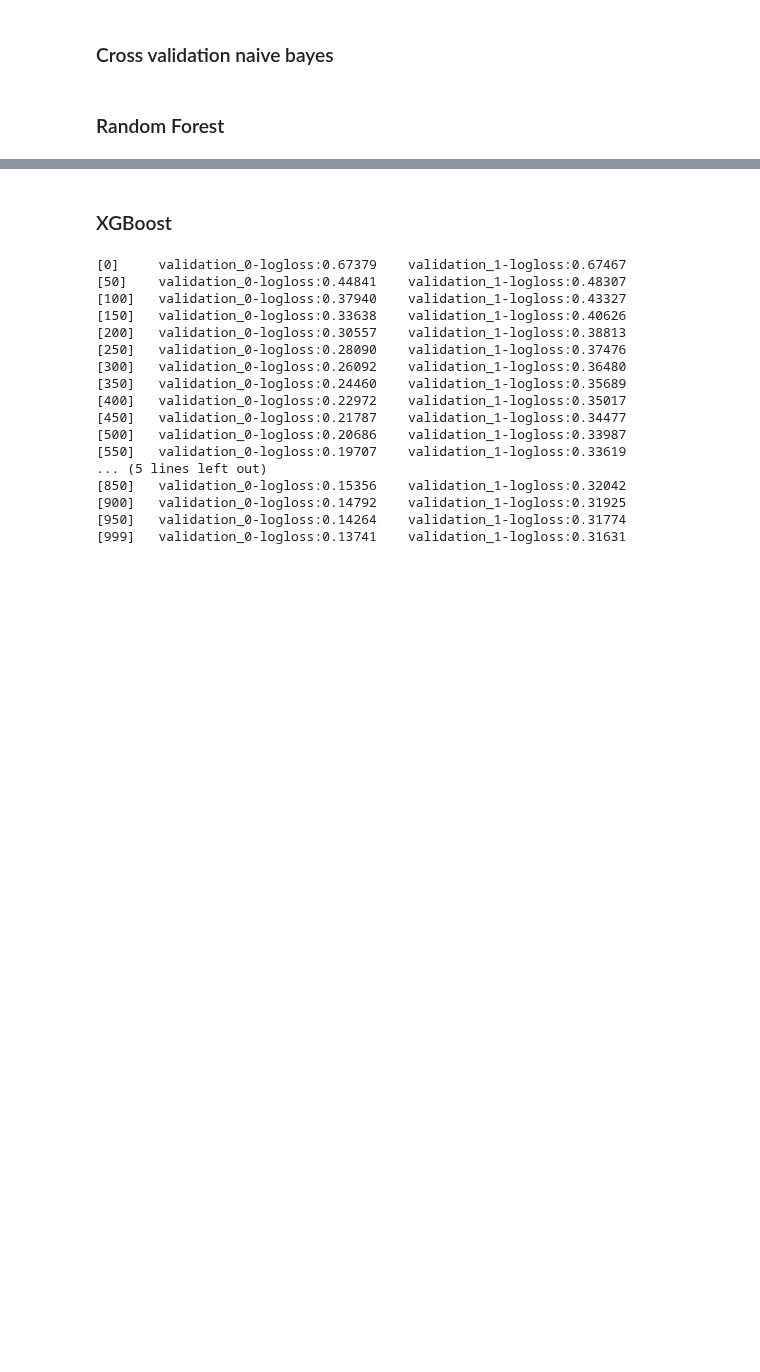
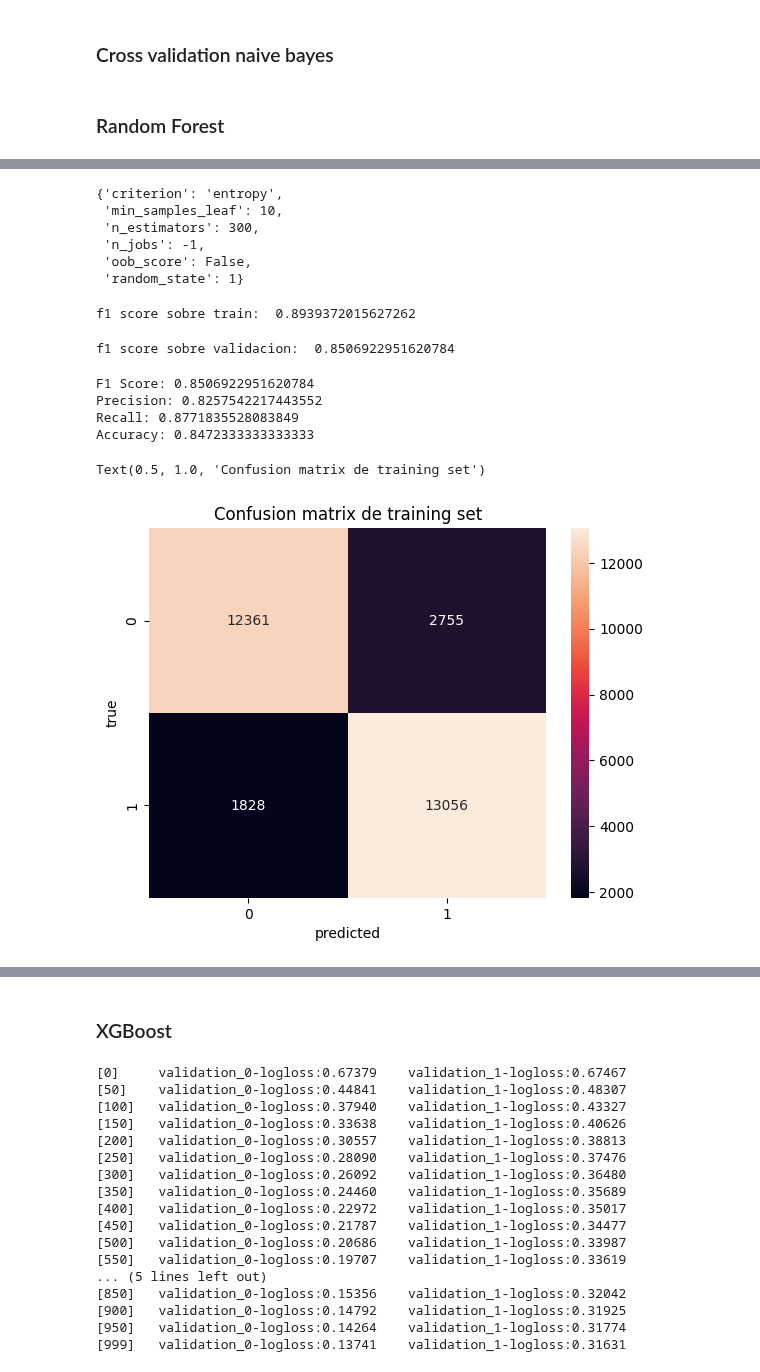
Before and after one commit to LuchoLorenzo1/7506R-1C2023-GRUPO19, a Jupyter notebook: TP2/7506_TP2_GRUPO19_CHP1_ENTREGA.ipynb, the cells around one changed output, grey strips where cells are left out. Saved outputs shown, nothing was run; the diff lists cells and outputs as text; code cells hidden in the pictures; blank space fills up the shorter version.

```diff
--- a/TP2/7506_TP2_GRUPO19_CHP1_ENTREGA.ipynb
+++ b/TP2/7506_TP2_GRUPO19_CHP1_ENTREGA.ipynb
@@ -200,0 +227,10 @@ print("F1-score:", f1_score(y_test, y_pred))
+# %%
+X = df.review_es
+y = df.sentimiento_es_positivo
+X_train, X_test, y_train, y_test = train_test_split(X, y, test_size=0.6, random_state=19)
+vectorizador = CountVectorizer()
+escaladorTfidf = TfidfTransformer()
+X_train_counts_2 = vectorizador.fit_transform(X_train)
+X_train_tfidf_2 = escaladorTfidf.fit_transform(X_train_counts_2)
+X_test_counts_2 = vectorizador.transform(X_test)
+X_test_tfidf_2 = escaladorTfidf.transform(X_test_counts_2)
@@ -200,0 +252,57 @@ print("F1-score:", f1_score(y_test, y_pred))
+# %%
+rf_cv = RandomForestClassifier(max_features='sqrt', oob_score=True, random_state=1, n_jobs=-1)
+
+param_grid = { "criterion" : ["gini", "entropy"],
+               "min_samples_leaf" : [10,25,50,75,100],
+               "n_estimators": [100,150,200,250,300],
+               "oob_score":[False, True],
+               "random_state":[1],
+               "n_jobs":[-1]}
+
+#Probamos entrenando sólo con 1 métrica
+gs = GridSearchCV(estimator=rf_cv, param_grid=param_grid, scoring="f1", cv=5, n_jobs=-1)
+gs_fit = gs.fit(X = X_train_counts_2, y = y_train)
+# %%
+gs_fit.best_params_
+# %% [output]
+{'criterion': 'entropy',
+ 'min_samples_leaf': 10,
+ 'n_estimators': 300,
+ 'n_jobs': -1,
+ 'oob_score': False,
+ 'random_state': 1}
+# %%
+rf_cv_best=gs_fit.best_estimator_
+# %%
+print("f1 score sobre train: ", f1_score(y_train, rf_cv_best.predict(X_train_counts_2)))
+# %% [output]
+f1 score sobre train:  0.8939372015627262
+# %%
+print("f1 score sobre validacion: ", f1_score(y_test, rf_cv_best.predict(X_test_counts_2)))
+# %% [output]
+f1 score sobre validacion:  0.8506922951620784
+# %%
+y_pred = rf_cv_best.predict(X_test_counts_2)
+accuracy = accuracy_score(y_test, y_pred)
+precision = precision_score(y_test, y_pred)
+recall = recall_score(y_test, y_pred)
+f1 = f1_score(y_test, y_pred)
+
+print("F1 Score:", f1)
+print("Precision:", precision)
+print("Recall:", recall)
+print("Accuracy:", accuracy)
+# %% [output]
+F1 Score: 0.8506922951620784
+Precision: 0.8257542217443552
+Recall: 0.8771835528083849
+Accuracy: 0.8472333333333333
+# %%
+confusion = confusion_matrix(y_test, y_pred)
+sns.heatmap(confusion, annot=True, fmt='.0f')
+plt.ylabel('true')
+plt.xlabel('predicted')
+plt.title("Confusion matrix de training set")
+# %% [output]
+Text(0.5, 1.0, 'Confusion matrix de training set')
+[figure, added]
```
Also changed, not shown: parts of 9 cells of this notebook.
